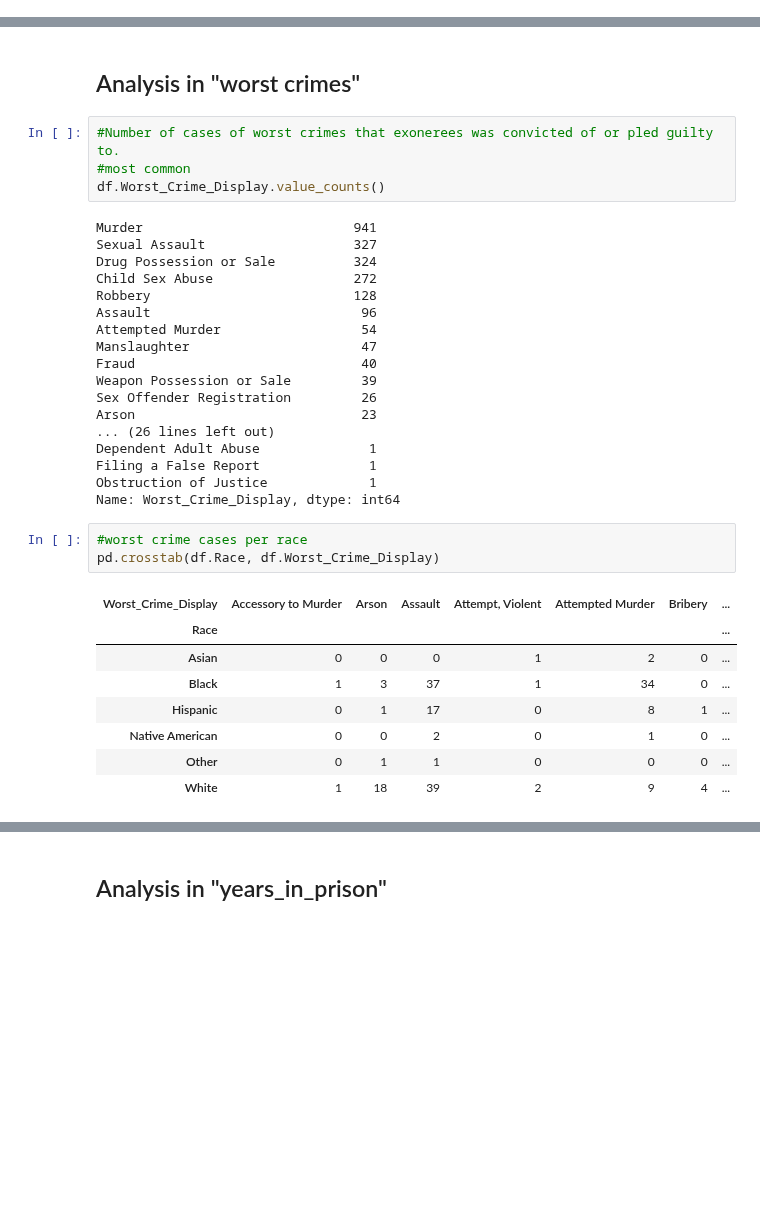
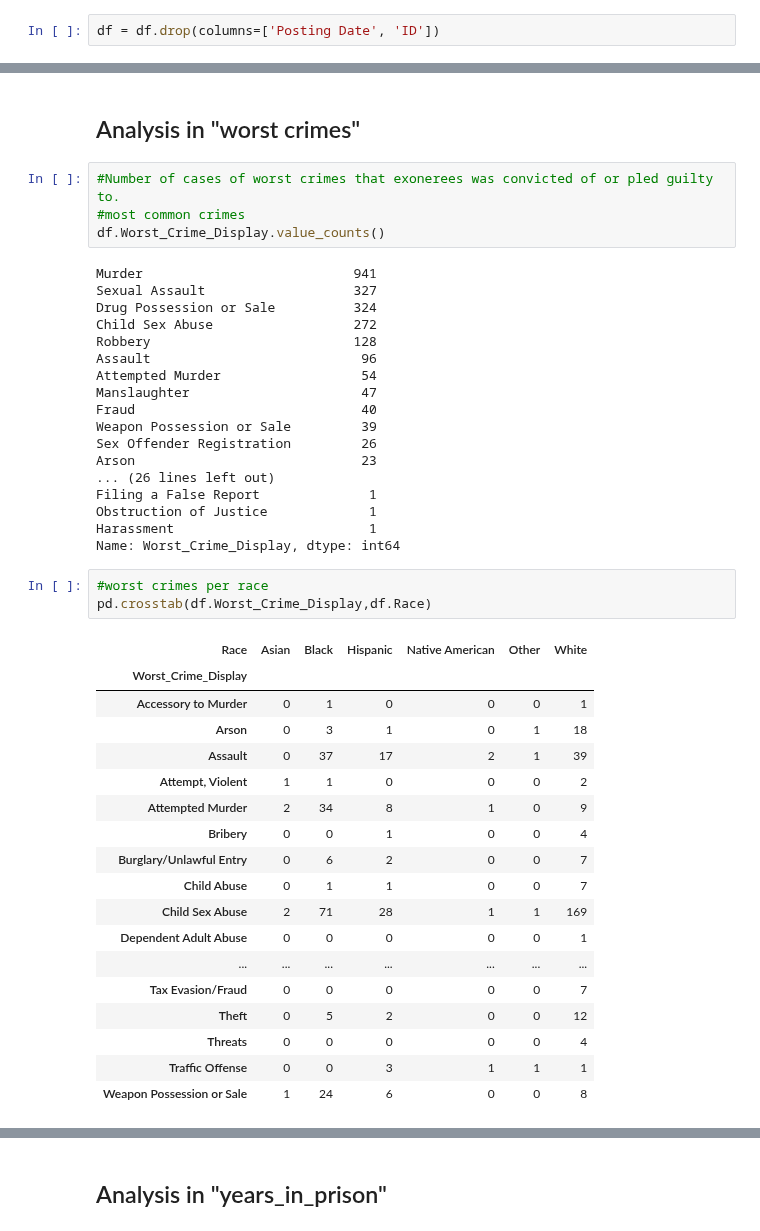
Before and after one commit to kosmaspanag/data-studio-projects, a Jupyter notebook: Weekly projects/Injustice_project/Injustice Project.ipynb, the cells around one changed output, grey strips where cells are left out. Drawn from its saved outputs; the diff is of its cells as text; blank space fills up the shorter version.

```diff
--- a/Weekly projects/Injustice_project/Injustice Project.ipynb
+++ b/Weekly projects/Injustice_project/Injustice Project.ipynb
@@ -121,6 +121,8 @@ df = df.rename(index=str, columns={'*': 'Evidence_+_DNA',
                                    'Worst Crime Display':'Worst_Crime_Display',
                                    "List Add'l Crimes Recode" : "List_Add_Crimes_Recode"
                                   })
+# %%
+df = df.drop(columns=['Posting Date', 'ID'])
 # %% [markdown]
 ## This is my final dataframe
 # %%
@@ -163,7 +165,7 @@ Name: DNA, dtype: int64
 ## Analysis in "worst crimes"
 # %%
 #Number of cases of worst crimes that exonerees was convicted of or pled guilty to.
-#most common
+#most common crimes
 df.Worst_Crime_Display.value_counts()
 # %% [output]
 Murder                           941
@@ -179,19 +181,29 @@ Weapon Possession or Sale         39
 Sex Offender Registration         26
 Arson                             23
 ... (26 lines left out)
-Dependent Adult Abuse              1
 Filing a False Report              1
 Obstruction of Justice             1
+Harassment                         1
 Name: Worst_Crime_Display, dtype: int64
 # %%
-#worst crime cases per race
-pd.crosstab(df.Race, df.Worst_Crime_Display)
+#worst crimes per race
+pd.crosstab(df.Worst_Crime_Display,df.Race)
 # %% [output]
-| Worst_Crime_Display | Accessory to Murder | Arson | Assault | Attempt, Violent | Attempted Murder | Bribery | ... |
-| Race |  |  |  |  |  |  | ... |
-| Asian | 0 | 0 | 0 | 1 | 2 | 0 | ... |
-| Black | 1 | 3 | 37 | 1 | 34 | 0 | ... |
-| Hispanic | 0 | 1 | 17 | 0 | 8 | 1 | ... |
-| Native American | 0 | 0 | 2 | 0 | 1 | 0 | ... |
-| Other | 0 | 1 | 1 | 0 | 0 | 0 | ... |
-| White | 1 | 18 | 39 | 2 | 9 | 4 | ... |
+| Race | Asian | Black | Hispanic | Native American | Other | White |
+| Worst_Crime_Display |  |  |  |  |  |  |
+| Accessory to Murder | 0 | 1 | 0 | 0 | 0 | 1 |
+| Arson | 0 | 3 | 1 | 0 | 1 | 18 |
+| Assault | 0 | 37 | 17 | 2 | 1 | 39 |
+| Attempt, Violent | 1 | 1 | 0 | 0 | 0 | 2 |
+| Attempted Murder | 2 | 34 | 8 | 1 | 0 | 9 |
+| Bribery | 0 | 0 | 1 | 0 | 0 | 4 |
+| Burglary/Unlawful Entry | 0 | 6 | 2 | 0 | 0 | 7 |
+| Child Abuse | 0 | 1 | 1 | 0 | 0 | 7 |
+| Child Sex Abuse | 2 | 71 | 28 | 1 | 1 | 169 |
+| Dependent Adult Abuse | 0 | 0 | 0 | 0 | 0 | 1 |
+| ... | ... | ... | ... | ... | ... | ... |
+| Tax Evasion/Fraud | 0 | 0 | 0 | 0 | 0 | 7 |
+| Theft | 0 | 5 | 2 | 0 | 0 | 12 |
+| Threats | 0 | 0 | 0 | 0 | 0 | 4 |
+| Traffic Offense | 0 | 0 | 3 | 1 | 1 | 1 |
+| Weapon Possession or Sale | 1 | 24 | 6 | 0 | 0 | 8 |
```
Also changed, not shown: parts of 29 cells of this notebook, 12 other files.
